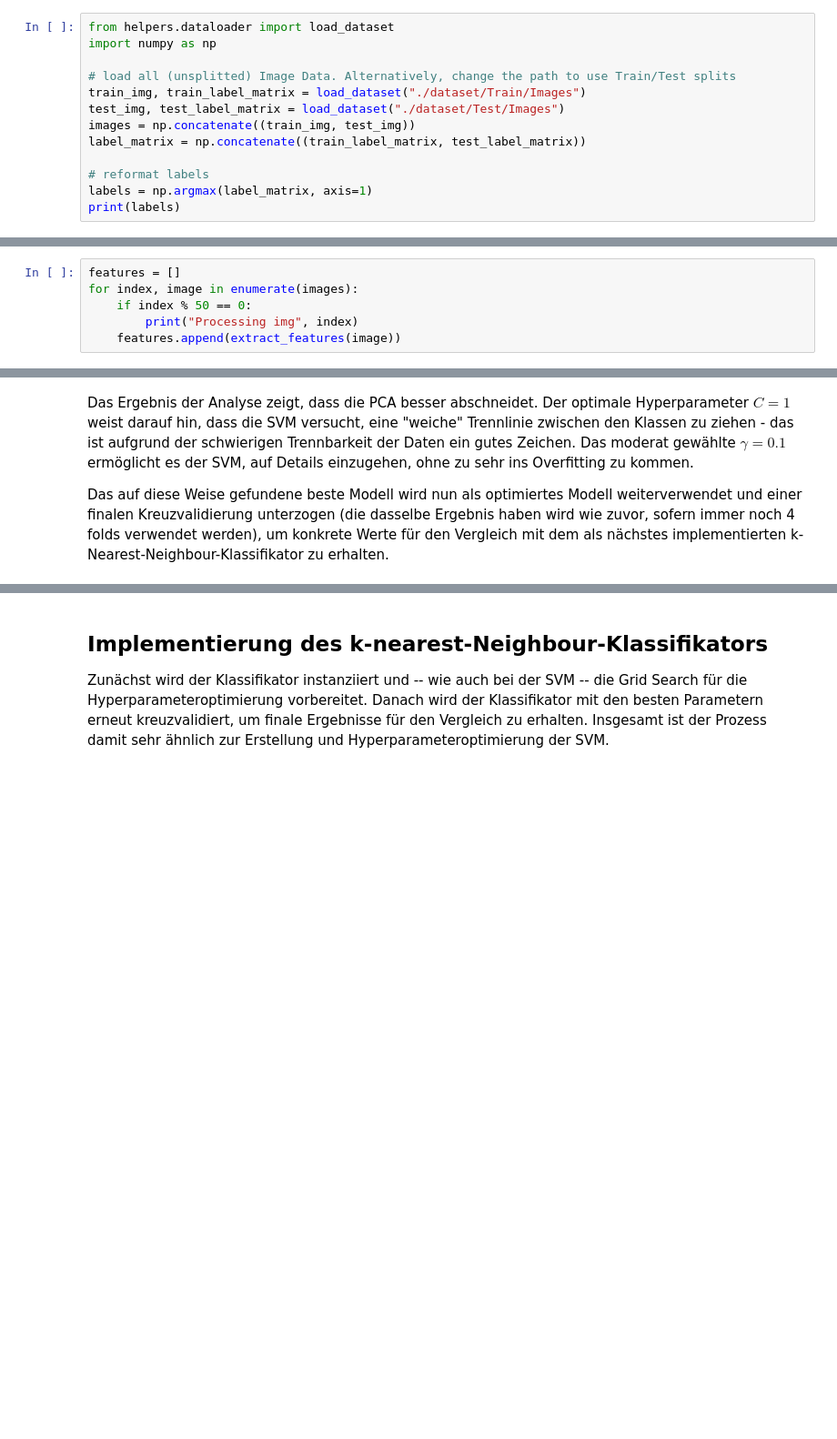
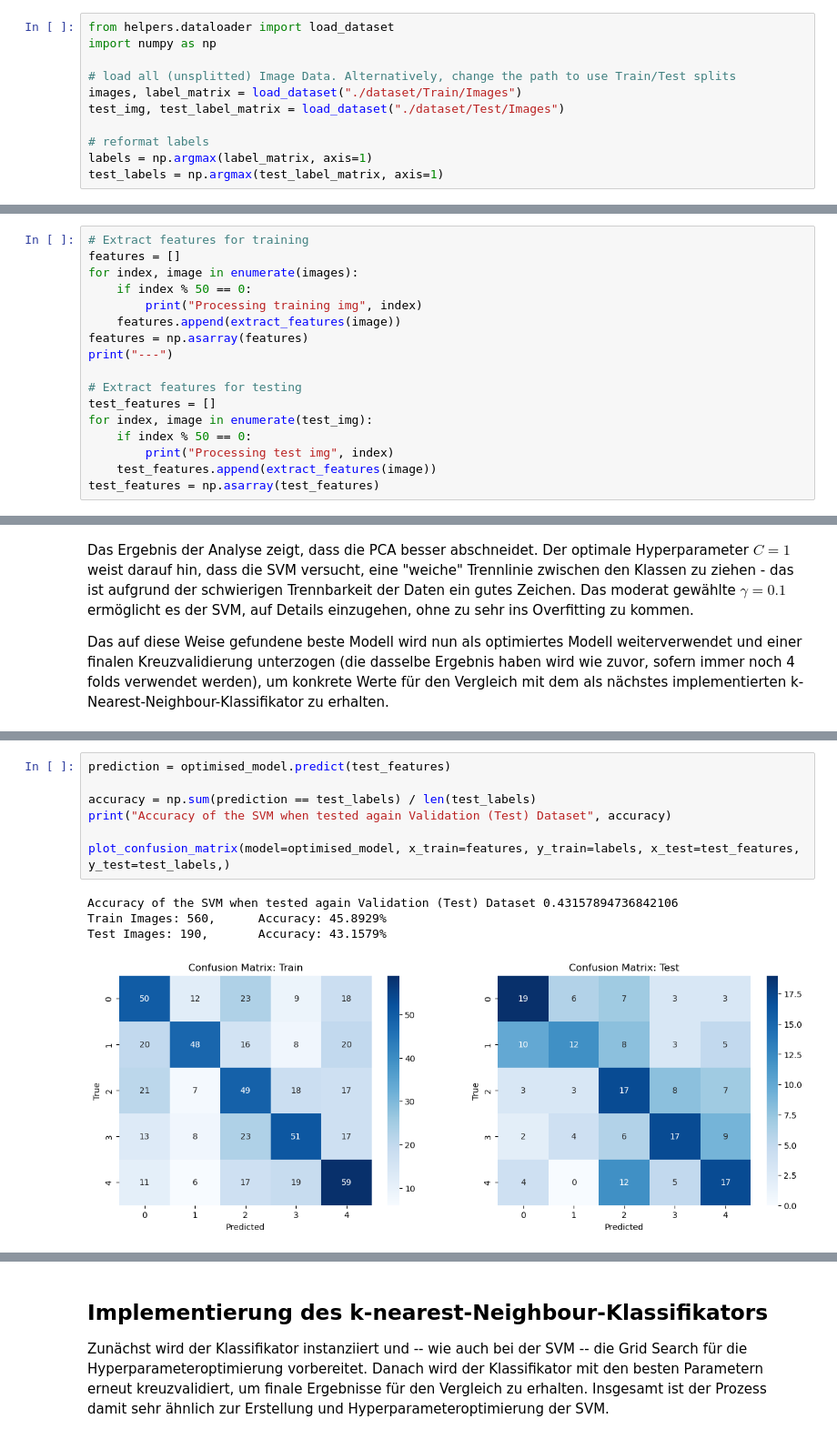
Before and after one commit to MintyNumbers/dog-classification, a Jupyter notebook: svm.ipynb, the cells around one changed output, grey strips where cells are left out. Shown at 91% size. Drawn from its saved outputs; the diff is of its cells as text; blank space fills up the shorter version.

Commit message:
feat: svm notebook * add confusion matrices and validate against separate test data

```diff
--- a/svm.ipynb
+++ b/svm.ipynb
@@ -56,14 +57,12 @@ from helpers.dataloader import load_dataset
 import numpy as np
 
 # load all (unsplitted) Image Data. Alternatively, change the path to use Train/Test splits
-train_img, train_label_matrix = load_dataset("./dataset/Train/Images")
+images, label_matrix = load_dataset("./dataset/Train/Images")
 test_img, test_label_matrix = load_dataset("./dataset/Test/Images")
-images = np.concatenate((train_img, test_img))
-label_matrix = np.concatenate((train_label_matrix, test_label_matrix))
 
 # reformat labels
 labels = np.argmax(label_matrix, axis=1)
-print(labels)
+test_labels = np.argmax(test_label_matrix, axis=1)
 # %% [markdown]
 ## 2. Merkmalsextraktion
 
@@ -111,8 +110,19 @@ def extract_features(image):
 # %% [markdown]
 Mit `extract_features` wird nun für jedes Bild der eingelesenen Daten der Merkmalsvektor berechnet. So ergibt sich aus `features` und `labels` das fertig vorbereitete Datenset für die SVM.
 # %%
+# Extract features for training
 features = []
 for index, image in enumerate(images):
     if index % 50 == 0:
-        print("Processing img", index)
+        print("Processing training img", index)
     features.append(extract_features(image))
+features = np.asarray(features)
+print("---")
+
+# Extract features for testing
+test_features = []
+for index, image in enumerate(test_img):
+    if index % 50 == 0:
+        print("Processing test img", index)
+    test_features.append(extract_features(image))
+test_features = np.asarray(test_features)
@@ -199,0 +249,12 @@ print(
+# %%
+prediction = optimised_model.predict(test_features)
+
+accuracy = np.sum(prediction == test_labels) / len(test_labels)
+print("Accuracy of the SVM when tested again Validation (Test) Dataset", accuracy)
+
+plot_confusion_matrix(model=optimised_model, x_train=features, y_train=labels, x_test=test_features, y_test=test_labels,)
+# %% [output]
+Accuracy of the SVM when tested again Validation (Test) Dataset 0.43157894736842106
+Train Images: 560,      Accuracy: 45.8929%
+Test Images: 190,       Accuracy: 43.1579%
+[figure, added]
```
Also changed, not shown: parts of 10 cells of this notebook.
